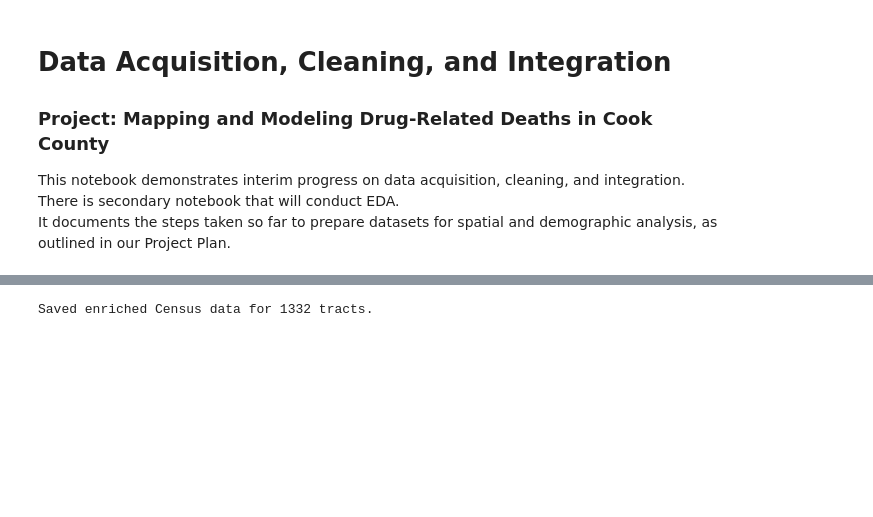
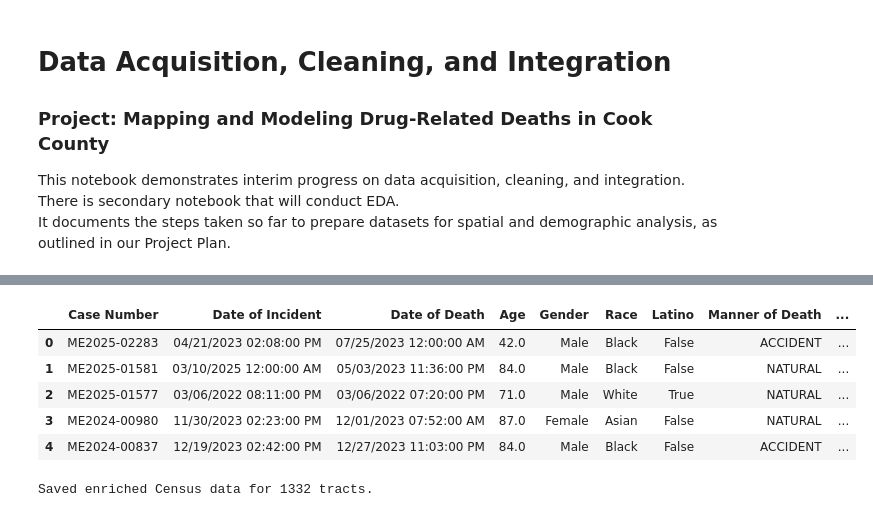
Before and after one commit to aaliyahali/IS477-FinalProject, a Jupyter notebook: notebooks/midpoint_acq_clean_merge.ipynb, the cells around one changed output, grey strips where cells are left out. Saved outputs shown, nothing was run; the diff lists cells and outputs as text; code cells hidden in the pictures; blank space fills up the shorter version.

```diff
--- a/notebooks/midpoint_acq_clean_merge.ipynb
+++ b/notebooks/midpoint_acq_clean_merge.ipynb
@@ -25,0 +84,9 @@ Current working directory: /Users/aaliyahali/Desktop/is477/IS477-FinalProject
+# %%
+df_merge = df_merge.merge(
+    df_census,
+    how="left",
+    left_on="TRACT",
+    right_on="TRACT_FIPS"
+)
+
+print("Final row count:", len(df_merge))
@@ -25,0 +115,7 @@ Current working directory: /Users/aaliyahali/Desktop/is477/IS477-FinalProject
+# %%
+# To display all columns
+pd.set_option('display.max_columns', None)
+
+# To display all rows
+pd.set_option('display.max_rows', None)
+df_merge.isna().mean()
@@ -25,0 +140,8 @@ Current working directory: /Users/aaliyahali/Desktop/is477/IS477-FinalProject
+# %%
+# To display all columns
+pd.set_option('display.max_columns', None)
+
+# To display all rows
+pd.set_option('display.max_rows', None)
+
+df_merge.isna().sum()
@@ -26,3 +166,22 @@ Current working directory: /Users/aaliyahali/Desktop/is477/IS477-FinalProject
+# %%
+# Standardize tract column name
+df_merge["TRACT"] = df_merge["TRACT_x"]
+
+# Drop duplicate/unneeded columns
+df_merge = df_merge.drop(columns=[
+    "TRACT_x", "TRACT_y", "TRACT_FIPS",
+    "USPS_ZIP_PREF_CITY", "USPS_ZIP_PREF_STATE",
+    "BUS_RATIO", "OTH_RATIO", "TOT_RATIO"
+], errors="ignore")
+
+df_merge.head()
+# %% [output]
+|  | Case Number | Date of Incident | Date of Death | Age | Gender | Race | Latino | Manner of Death | ... |
+| 0 | ME2025-02283 | 04/21/2023 02:08:00 PM | 07/25/2023 12:00:00 AM | 42.0 | Male | Black | False | ACCIDENT | ... |
+| 1 | ME2025-01581 | 03/10/2025 12:00:00 AM | 05/03/2023 11:36:00 PM | 84.0 | Male | Black | False | NATURAL | ... |
+| 2 | ME2025-01577 | 03/06/2022 08:11:00 PM | 03/06/2022 07:20:00 PM | 71.0 | Male | White | True | NATURAL | ... |
+| 3 | ME2024-00980 | 11/30/2023 02:23:00 PM | 12/01/2023 07:52:00 AM | 87.0 | Female | Asian | False | NATURAL | ... |
+| 4 | ME2024-00837 | 12/19/2023 02:42:00 PM | 12/27/2023 11:03:00 PM | 84.0 | Male | Black | False | ACCIDENT | ... |
 # %%
 # scripts/acquire_data.py
 
```
Also changed, not shown: parts of 19 cells of this notebook, 3 other files.
